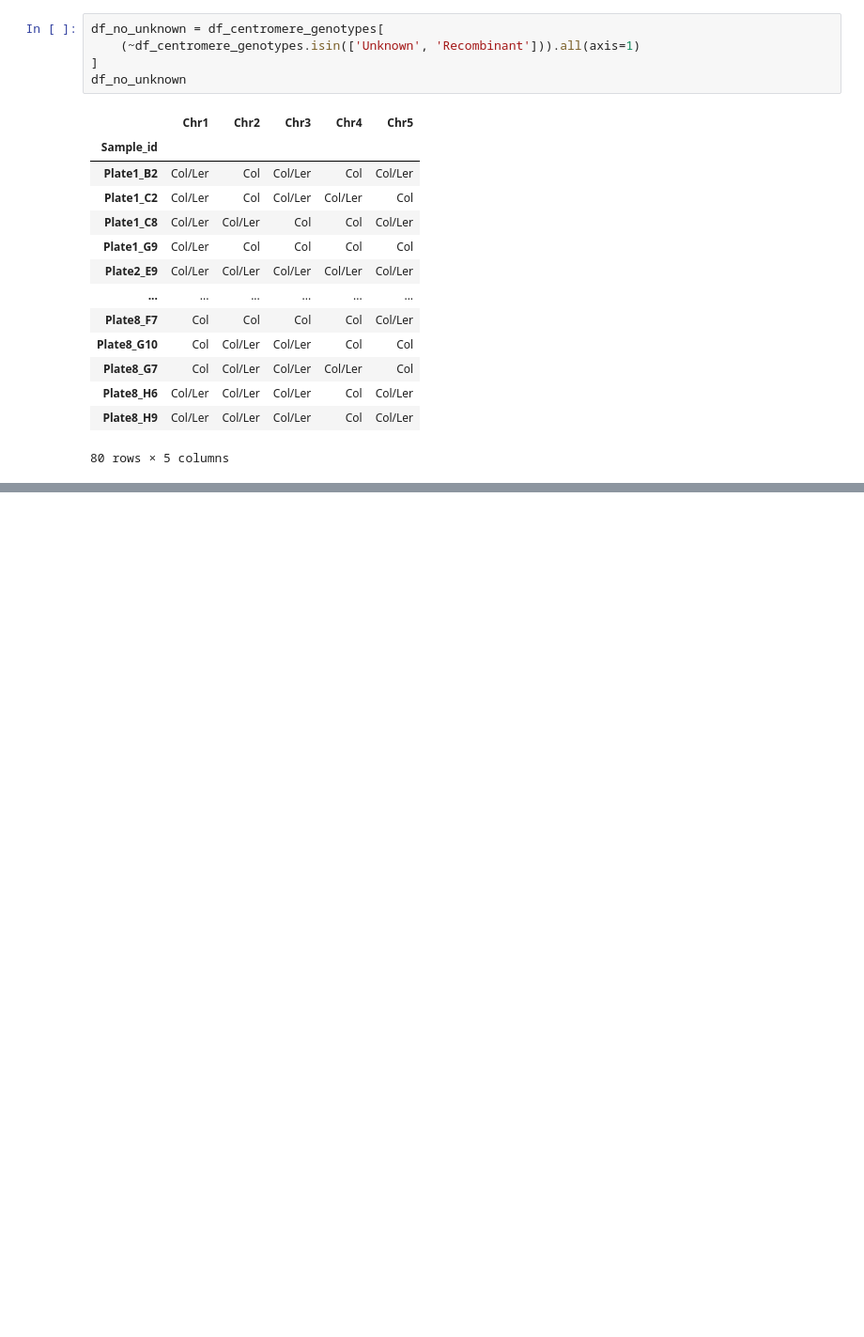
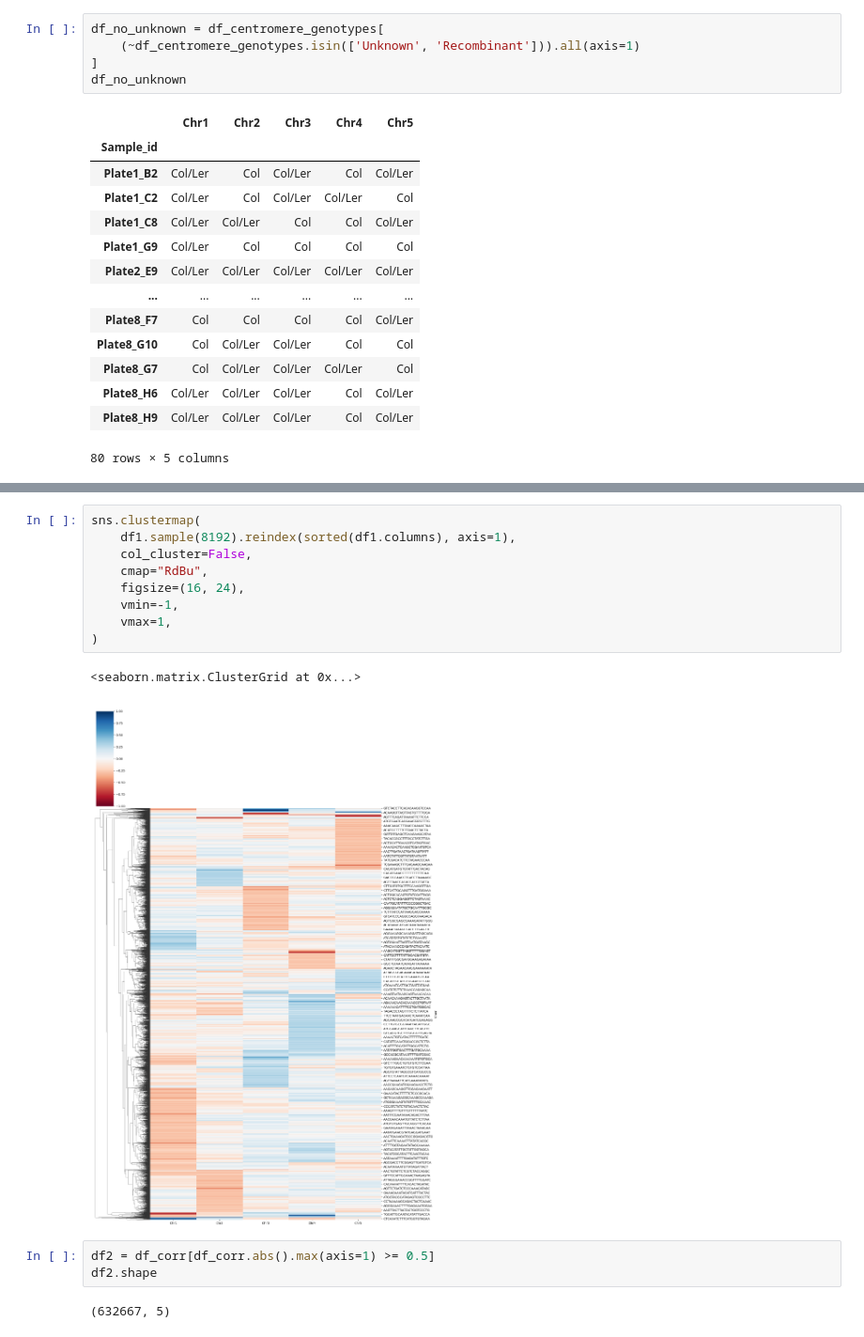
Before and after one commit to HazyFish/cen-kmers, a Jupyter notebook: notebooks/mpipz_analysis.ipynb, the cells around one changed output, grey strips where cells are left out. Shown at 94% size. Cells and saved outputs as stored; diff of their text form; blank space fills up the shorter version.

```diff
--- a/notebooks/mpipz_analysis.ipynb
+++ b/notebooks/mpipz_analysis.ipynb
@@ -423,0 +653,17 @@ df_no_unknown
+# %%
+sns.clustermap(
+    df1.sample(8192).reindex(sorted(df1.columns), axis=1),
+    col_cluster=False,
+    cmap="RdBu",
+    figsize=(16, 24),
+    vmin=-1,
+    vmax=1,
+)
+# %% [output]
+<seaborn.matrix.ClusterGrid at 0x...>
+[figure, added]
+# %%
+df2 = df_corr[df_corr.abs().max(axis=1) >= 0.5]
+df2.shape
+# %% [output]
+(632667, 5)
```
Also changed, not shown: parts of 14 cells of this notebook, 5 other files.
